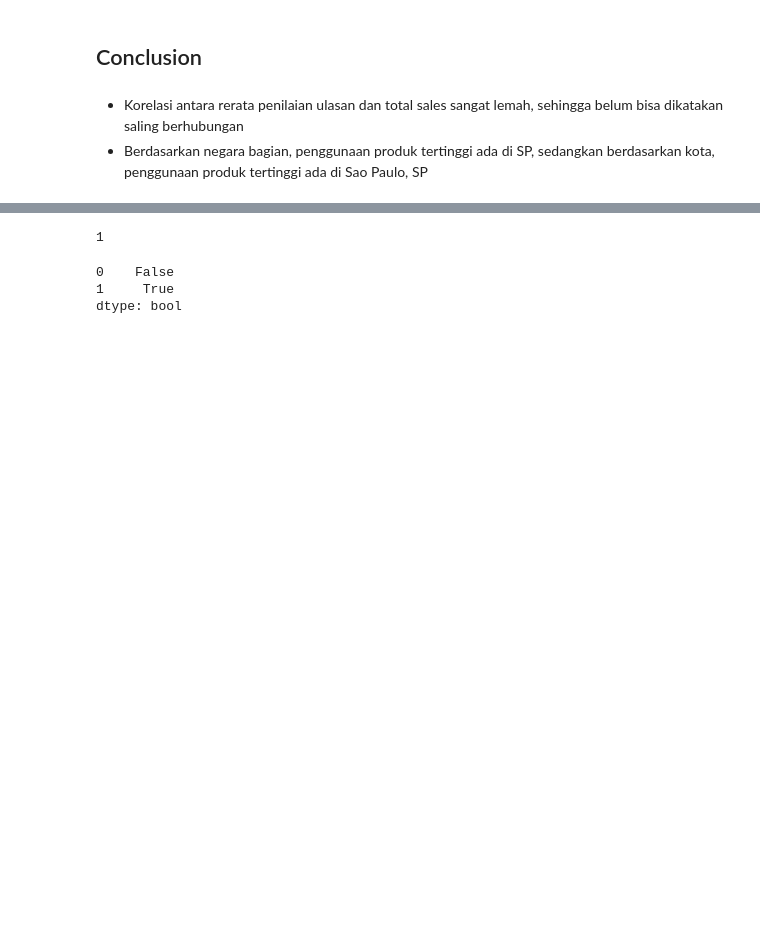
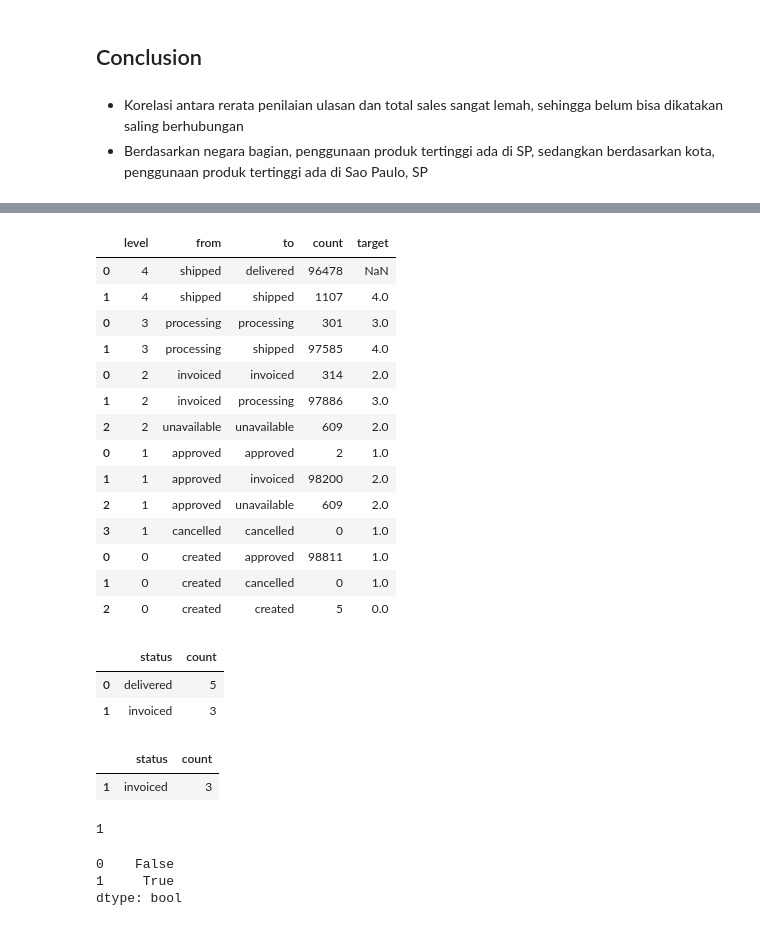
Before and after one commit to nairkivm/e-commerce-public-data-project, a Jupyter notebook: Proyek_Analisis_Data.ipynb, the cells around one changed output, grey strips where cells are left out. Saved outputs shown, nothing was run; the diff lists cells and outputs as text; code cells hidden in the pictures; blank space fills up the shorter version.

```diff
--- a/Proyek_Analisis_Data.ipynb
+++ b/Proyek_Analisis_Data.ipynb
@@ -870,0 +1065,31 @@ df = pd.DataFrame({'a':[1,0,3],'b':[1,2,5]})
+# %%
+final_df['target'] = final_df['to'].map(final_df.groupby('from').max()['level'], na_action='ignore')
+
+final_df
+# %% [output]
+|  | level | from | to | count | target |
+| 0 | 4 | shipped | delivered | 96478 | NaN |
+| 1 | 4 | shipped | shipped | 1107 | 4.0 |
+| 0 | 3 | processing | processing | 301 | 3.0 |
+| 1 | 3 | processing | shipped | 97585 | 4.0 |
+| 0 | 2 | invoiced | invoiced | 314 | 2.0 |
+| 1 | 2 | invoiced | processing | 97886 | 3.0 |
+| 2 | 2 | unavailable | unavailable | 609 | 2.0 |
+| 0 | 1 | approved | approved | 2 | 1.0 |
+| 1 | 1 | approved | invoiced | 98200 | 2.0 |
+| 2 | 1 | approved | unavailable | 609 | 2.0 |
+| 3 | 1 | cancelled | cancelled | 0 | 1.0 |
+| 0 | 0 | created | approved | 98811 | 1.0 |
+| 1 | 0 | created | cancelled | 0 | 1.0 |
+| 2 | 0 | created | created | 5 | 0.0 |
+# %%
+df2
+# %% [output]
+|  | status | count |
+| 0 | delivered | 5 |
+| 1 | invoiced | 3 |
+# %%
+df2[df2['status'].isin(['invoiced', 'unavailable'])]
+# %% [output]
+|  | status | count |
+| 1 | invoiced | 3 |
```
Also changed, not shown: parts of 14 cells of this notebook, 4 other files.
